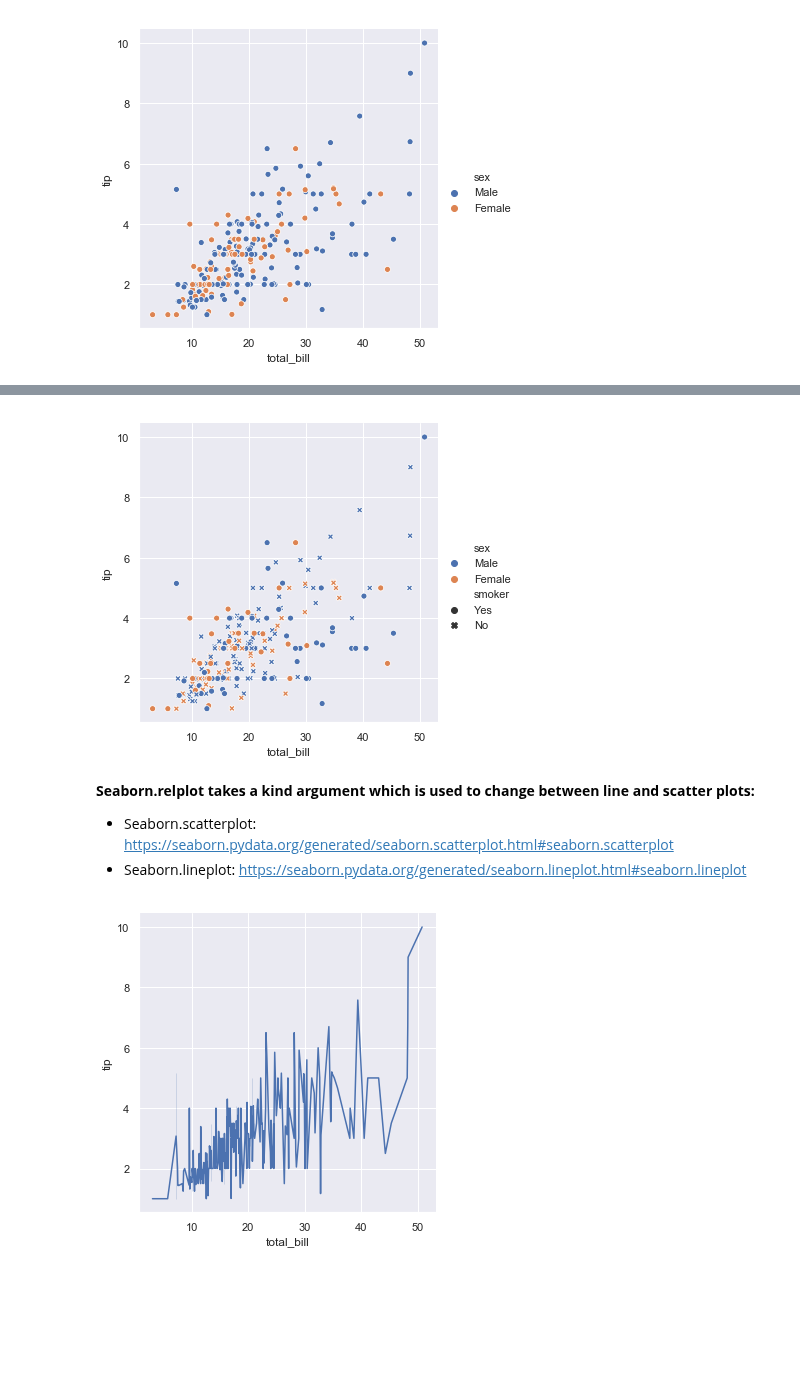
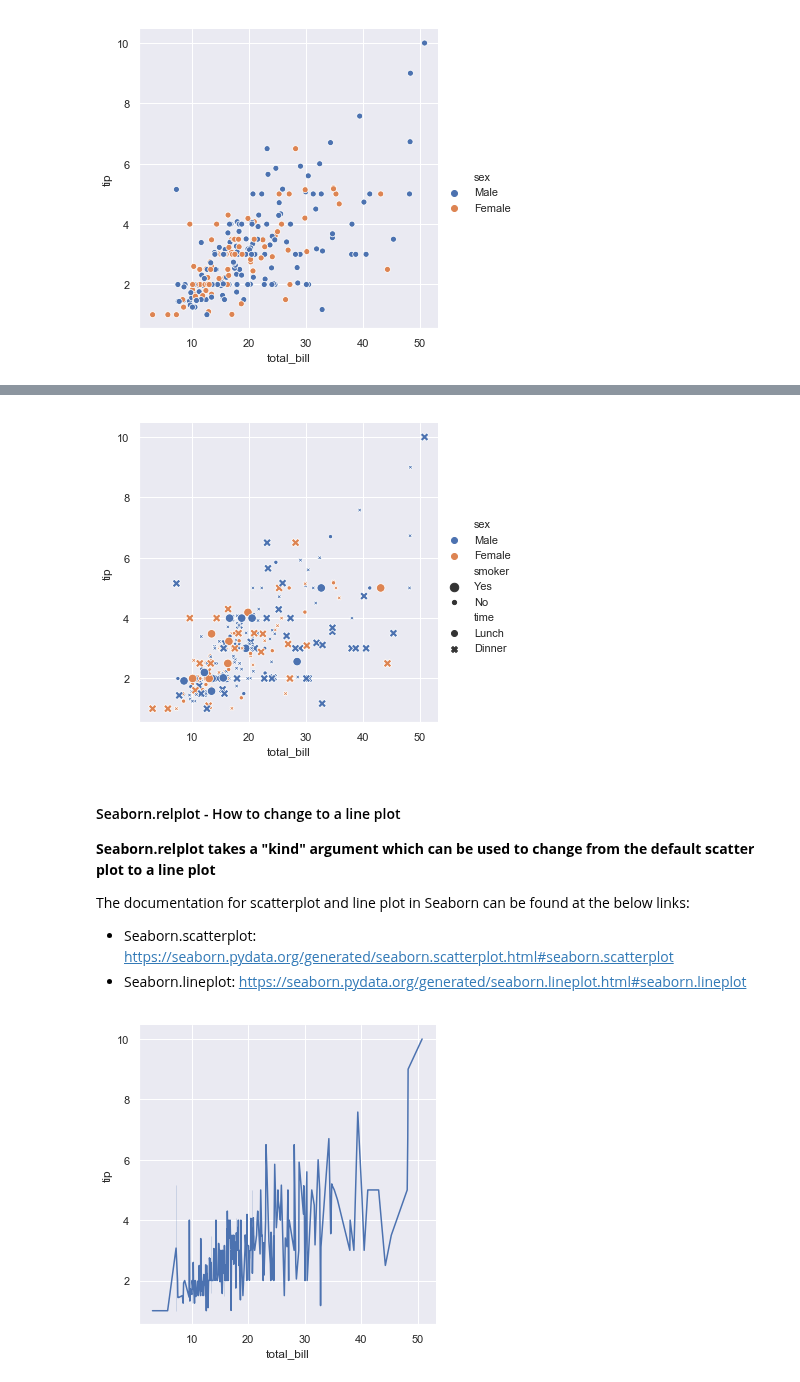
Before and after one commit to johndunne2019/Fundamentals-of-Data-Analysis-Project-2019, a Jupyter notebook: Tips-Dataset.ipynb, the cells around one changed output, grey strips where cells are left out. Drawn from its saved outputs; the diff is of its cells as text; code cells hidden in the pictures; blank space fills up the shorter version.

Commit message:
seaborn.relplot size argument added and and comments added in other sections

```diff
--- a/Tips-Dataset.ipynb
+++ b/Tips-Dataset.ipynb
@@ -365,10 +417,19 @@ From the seaborn.relplot documentation: https://seaborn.pydata.org/generated/sea
 # %%
 tips = sns.load_dataset("tips")
-sns.relplot(x="total_bill", y="tip", hue="sex", style="smoker", data=tips);
+sns.relplot(x="total_bill", y="tip", hue="sex", style="time", size="smoker", data=tips);
+# I have added the parameter size and set equal to the smoker data from the Tips dataset
+# Now there are 3 subsets of the data set shown on the plot
+# sex - colour
+# time - style
+# smoker - size
 # %% [output]
-[figure, old version]
+[figure, new version]
 # %% [markdown]
-**Seaborn.relplot takes a kind argument which is used to change between line and scatter plots:**
+#### Seaborn.relplot - How to change to a line plot
+
+**Seaborn.relplot takes a "kind" argument which can be used to change from the default scatter plot to a line plot**
+
+The documentation for scatterplot and line plot in Seaborn can be found at the below links:
 * Seaborn.scatterplot: https://seaborn.pydata.org/generated/seaborn.scatterplot.html#seaborn.scatterplot
 * Seaborn.lineplot: https://seaborn.pydata.org/generated/seaborn.lineplot.html#seaborn.lineplot
 # %%
```
Also changed, not shown: parts of 30 cells of this notebook.
